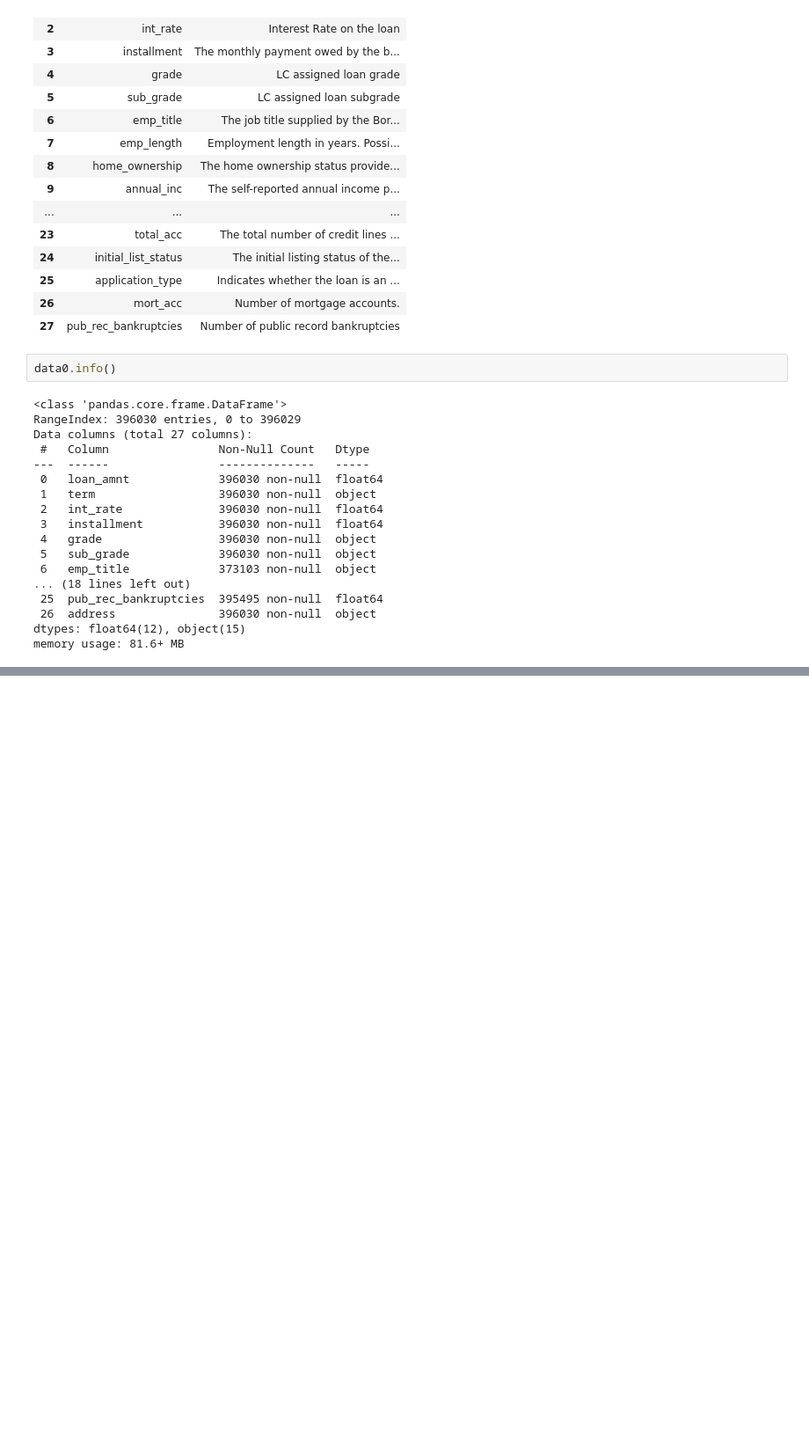
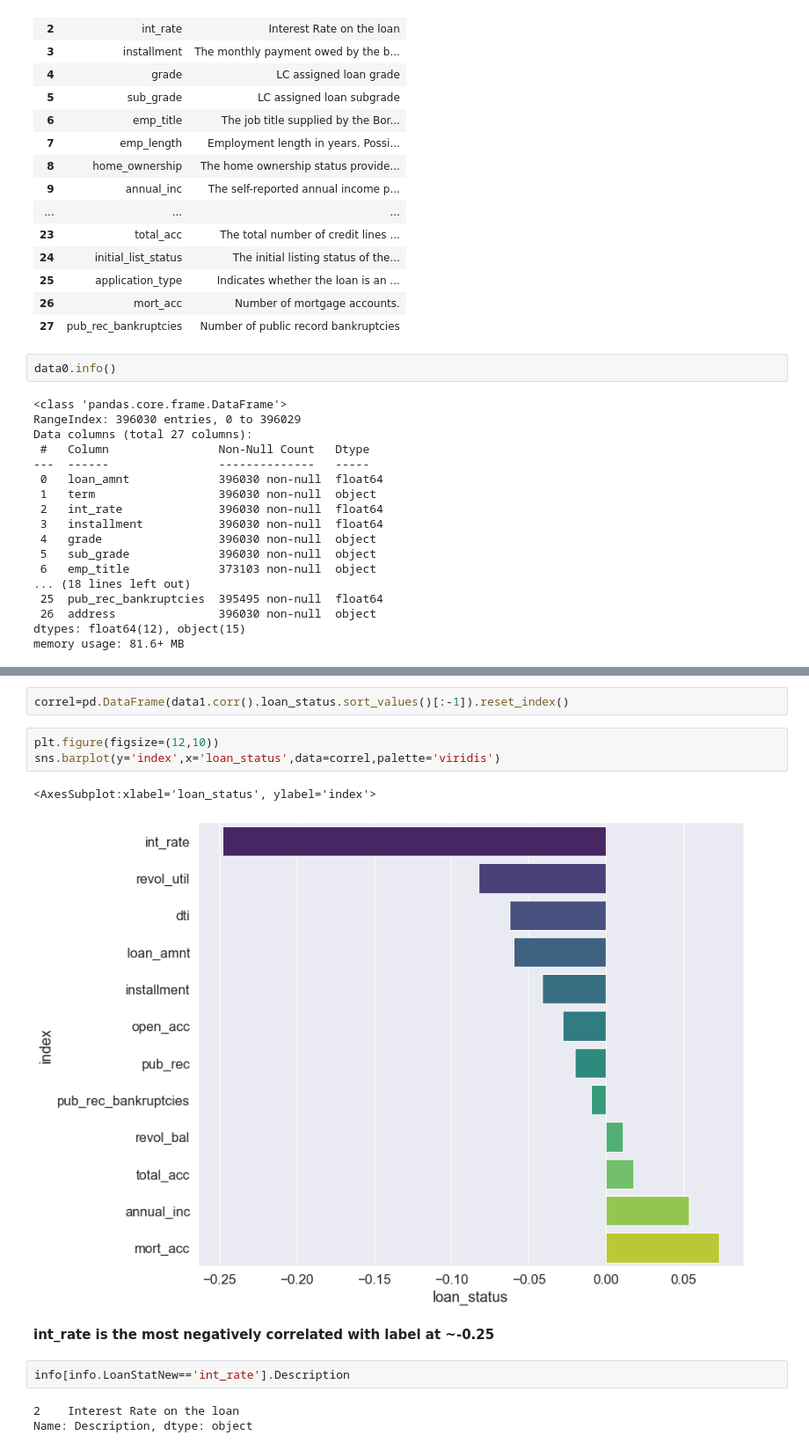
Before and after one commit to Ganesh4693/Lending-Club, a Jupyter notebook: lending.ipynb, the cells around one changed output, grey strips where cells are left out. Shown at 88% size. Cells and saved outputs as stored; diff of their text form; blank space fills up the shorter version.

Commit message:
till correlations

```diff
--- a/lending.ipynb
+++ b/lending.ipynb
@@ -70,0 +126,15 @@ memory usage: 81.6+ MB
+# %%
+correl=pd.DataFrame(data1.corr().loan_status.sort_values()[:-1]).reset_index()
+# %%
+plt.figure(figsize=(12,10))
+sns.barplot(y='index',x='loan_status',data=correl,palette='viridis')
+# %% [output]
+<AxesSubplot:xlabel='loan_status', ylabel='index'>
+[figure, added]
+# %% [markdown]
+**int_rate is the most negatively correlated with label at ~-0.25**
+# %%
+info[info.LoanStatNew=='int_rate'].Description
+# %% [output]
+2    Interest Rate on the loan
+Name: Description, dtype: object
```
Also changed, not shown: parts of 18 cells of this notebook.
